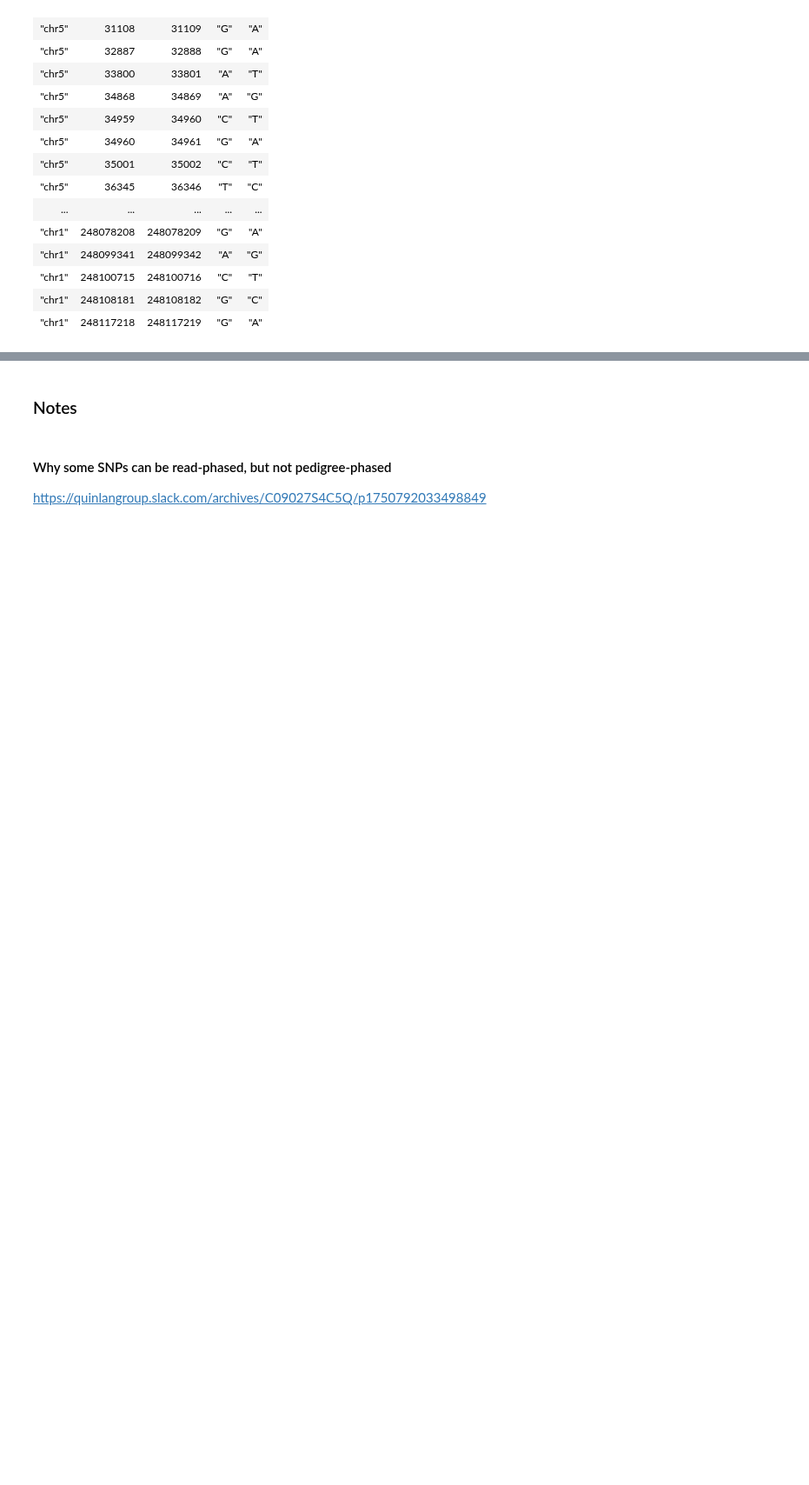
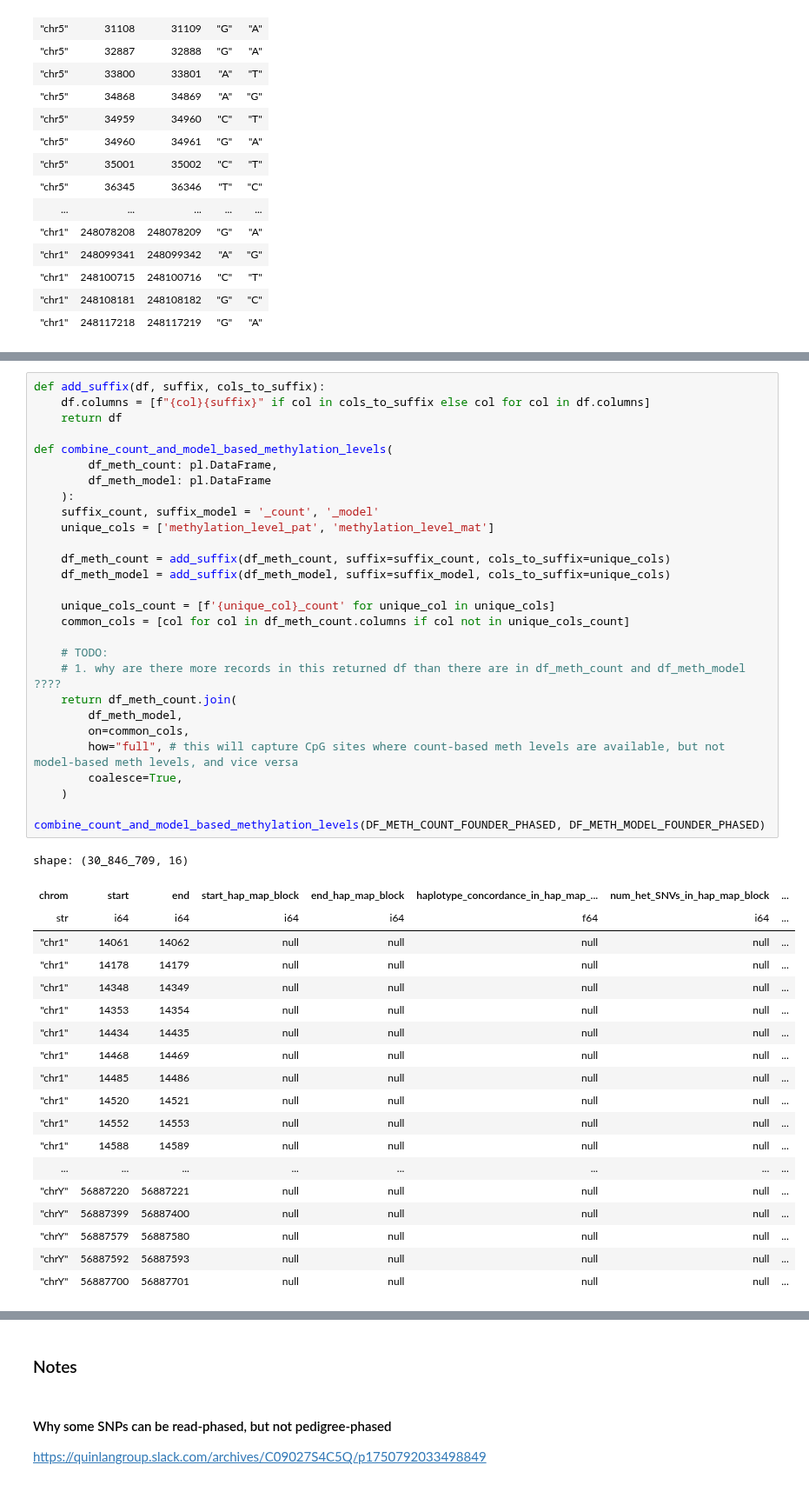
Before and after one commit to quinlan-lab/tapestry, a Jupyter notebook: src/phase_meth_to_founder_haps.ipynb, the cells around one changed output, grey strips where cells are left out. Shown at 87% size. Drawn from its saved outputs; the diff is of its cells as text; blank space fills up the shorter version.

```diff
--- a/src/phase_meth_to_founder_haps.ipynb
+++ b/src/phase_meth_to_founder_haps.ipynb
@@ -321,0 +403,48 @@ shape: (24_792_009, 14)
+# %%
+def add_suffix(df, suffix, cols_to_suffix):
+    df.columns = [f"{col}{suffix}" if col in cols_to_suffix else col for col in df.columns]
+    return df
+
+def combine_count_and_model_based_methylation_levels(
+        df_meth_count: pl.DataFrame,
+        df_meth_model: pl.DataFrame
+    ):
+    suffix_count, suffix_model = '_count', '_model'
+    unique_cols = ['methylation_level_pat', 'methylation_level_mat']
+
+    df_meth_count = add_suffix(df_meth_count, suffix=suffix_count, cols_to_suffix=unique_cols)
+    df_meth_model = add_suffix(df_meth_model, suffix=suffix_model, cols_to_suffix=unique_cols)
+
+    unique_cols_count = [f'{unique_col}_count' for unique_col in unique_cols]
+    common_cols = [col for col in df_meth_count.columns if col not in unique_cols_count]
+
+    # TODO:
+    # 1. why are there more records in this returned df than there are in df_meth_count and df_meth_model ????
+    return df_meth_count.join(
+        df_meth_model,
+        on=common_cols,
+        how="full", # this will capture CpG sites where count-based meth levels are available, but not model-based meth levels, and vice versa
+        coalesce=True,
+    )
+
+combine_count_and_model_based_methylation_levels(DF_METH_COUNT_FOUNDER_PHASED, DF_METH_MODEL_FOUNDER_PHASED)
+# %% [output]
+shape: (30_846_709, 16)
+| chrom | start | end | start_hap_map_block | end_hap_map_block | haplotype_concordance_in_hap_map_... | num_het_SNVs_in_hap_map_block | ... |
+| str | i64 | i64 | i64 | i64 | f64 | i64 | ... |
+| "chr1" | 14061 | 14062 | null | null | null | null | ... |
+| "chr1" | 14178 | 14179 | null | null | null | null | ... |
+| "chr1" | 14348 | 14349 | null | null | null | null | ... |
+| "chr1" | 14353 | 14354 | null | null | null | null | ... |
+| "chr1" | 14434 | 14435 | null | null | null | null | ... |
+| "chr1" | 14468 | 14469 | null | null | null | null | ... |
+| "chr1" | 14485 | 14486 | null | null | null | null | ... |
+| "chr1" | 14520 | 14521 | null | null | null | null | ... |
+| "chr1" | 14552 | 14553 | null | null | null | null | ... |
+| "chr1" | 14588 | 14589 | null | null | null | null | ... |
+| ... | ... | ... | ... | ... | ... | ... | ... |
+| "chrY" | 56887220 | 56887221 | null | null | null | null | ... |
+| "chrY" | 56887399 | 56887400 | null | null | null | null | ... |
+| "chrY" | 56887579 | 56887580 | null | null | null | null | ... |
+| "chrY" | 56887592 | 56887593 | null | null | null | null | ... |
+| "chrY" | 56887700 | 56887701 | null | null | null | null | ... |
```
Also changed, not shown: parts of 16 cells of this notebook.
